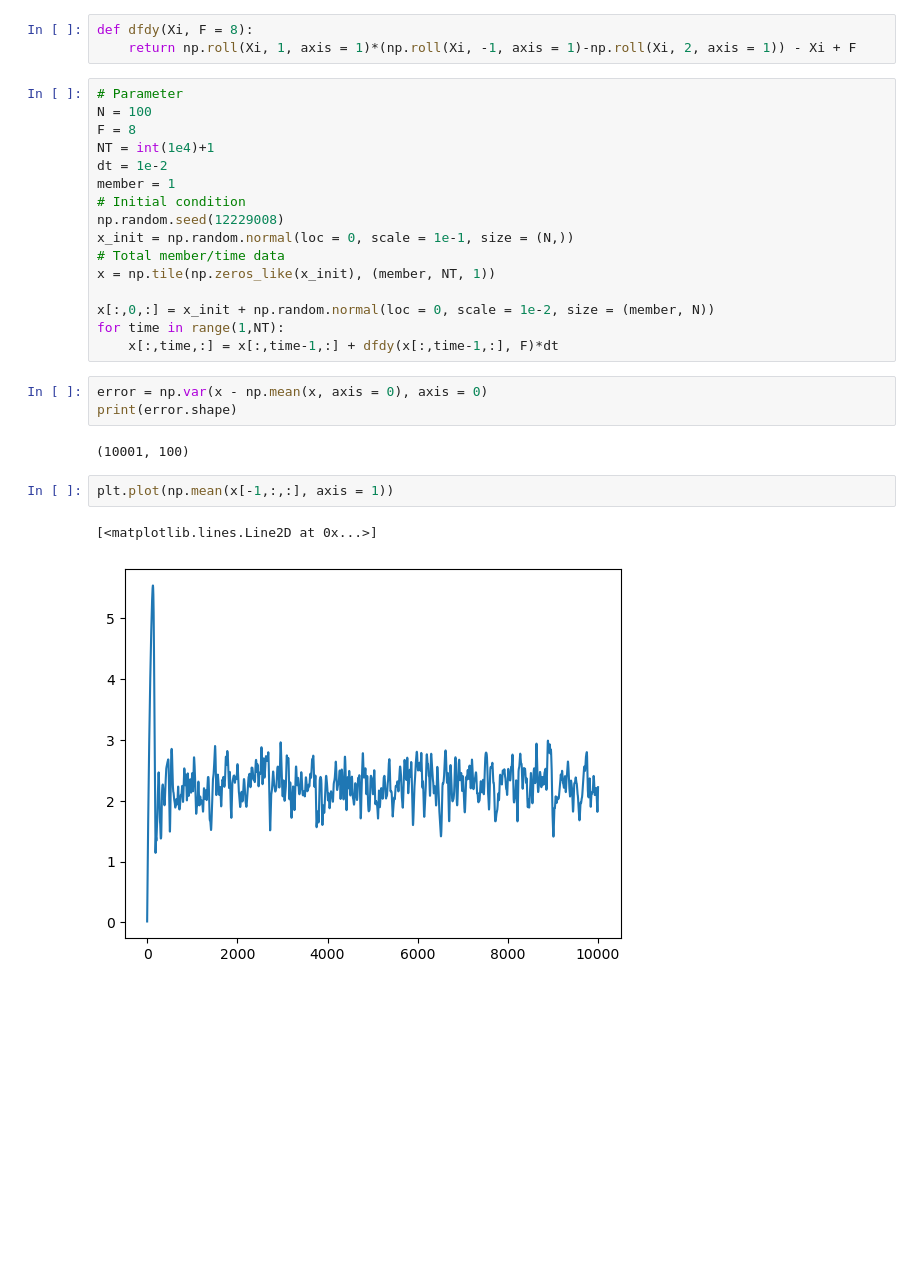
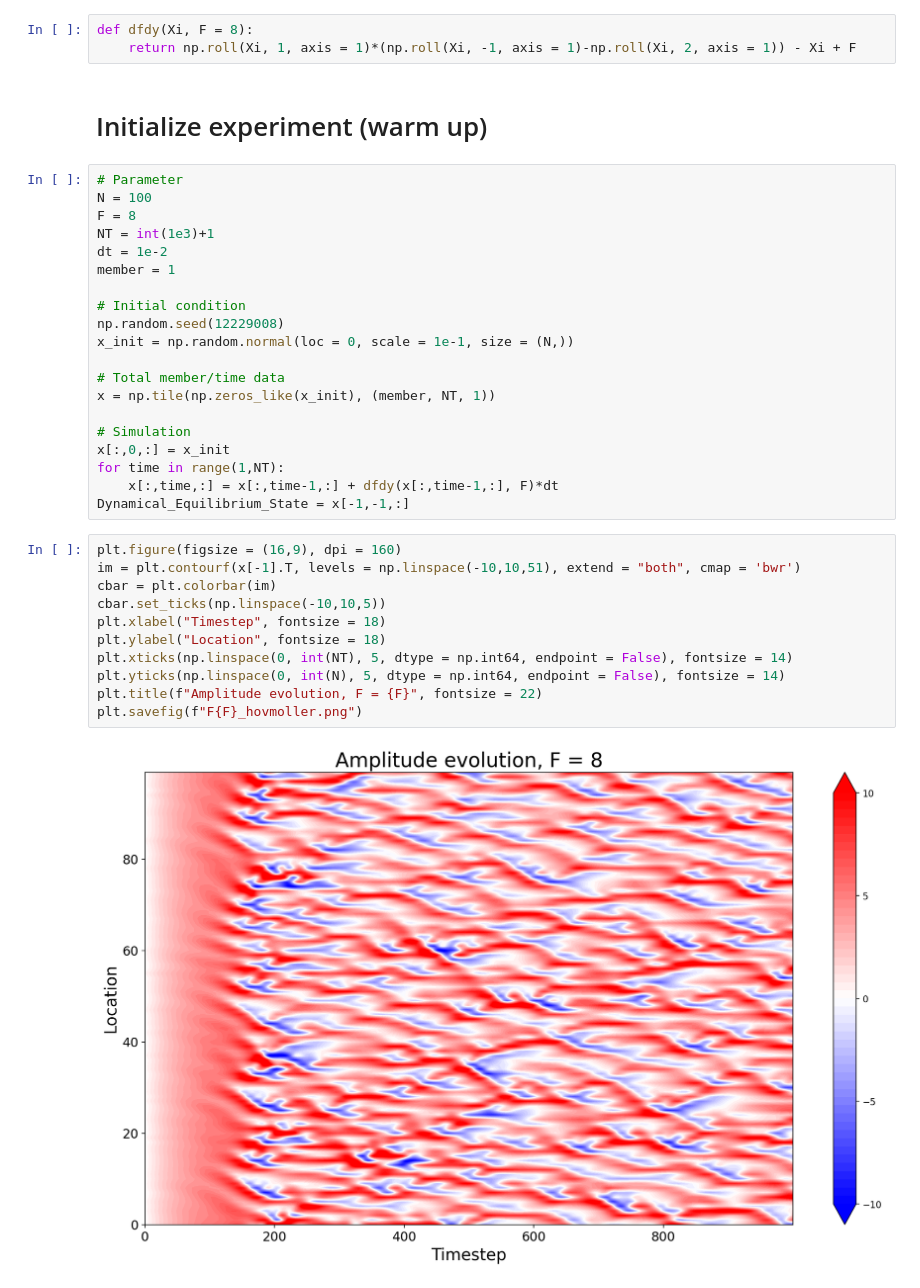
Before and after one commit to PeterLin54088/112-1_Chaos_and_Predictability, a Jupyter notebook: HW3/HW3.ipynb, the cells around one changed output. Saved outputs shown, nothing was run; the diff lists cells and outputs as text; blank space fills up the shorter version.

```diff
--- a/HW3/HW3.ipynb
+++ b/HW3/HW3.ipynb
@@ -5,29 +9,38 @@ import matplotlib.animation as animation
 # %%
 def dfdy(Xi, F = 8):
     return np.roll(Xi, 1, axis = 1)*(np.roll(Xi, -1, axis = 1)-np.roll(Xi, 2, axis = 1)) - Xi + F
+# %% [markdown]
+# Initialize experiment (warm up)
 # %%
 # Parameter
 N = 100
 F = 8
-NT = int(1e4)+1
+NT = int(1e3)+1
 dt = 1e-2
 member = 1
+
 # Initial condition
 np.random.seed(12229008)
 x_init = np.random.normal(loc = 0, scale = 1e-1, size = (N,))
+
 # Total member/time data
 x = np.tile(np.zeros_like(x_init), (member, NT, 1))
 
-x[:,0,:] = x_init + np.random.normal(loc = 0, scale = 1e-2, size = (member, N))
+# Simulation
+x[:,0,:] = x_init
 for time in range(1,NT):
     x[:,time,:] = x[:,time-1,:] + dfdy(x[:,time-1,:], F)*dt
+Dynamical_Equilibrium_State = x[-1,-1,:]
-# %%
-error = np.var(x - np.mean(x, axis = 0), axis = 0)
-print(error.shape)
-# %% [output]
-(10001, 100)
-# %%
-plt.plot(np.mean(x[-1,:,:], axis = 1))
-# %% [output]
-[<matplotlib.lines.Line2D at 0x...>]
-[figure, removed]
+# %%
+plt.figure(figsize = (16,9), dpi = 160)
+im = plt.contourf(x[-1].T, levels = np.linspace(-10,10,51), extend = "both", cmap = 'bwr')
+cbar = plt.colorbar(im)
+cbar.set_ticks(np.linspace(-10,10,5))
+plt.xlabel("Timestep", fontsize = 18)
+plt.ylabel("Location", fontsize = 18)
+plt.xticks(np.linspace(0, int(NT), 5, dtype = np.int64, endpoint = False), fontsize = 14)
+plt.yticks(np.linspace(0, int(N), 5, dtype = np.int64, endpoint = False), fontsize = 14)
+plt.title(f"Amplitude evolution, F = {F}", fontsize = 22)
+plt.savefig(f"F{F}_hovmoller.png")
+# %% [output]
+[figure, added]
```
Also changed, not shown: parts of 10 cells of this notebook, 1 other file.
